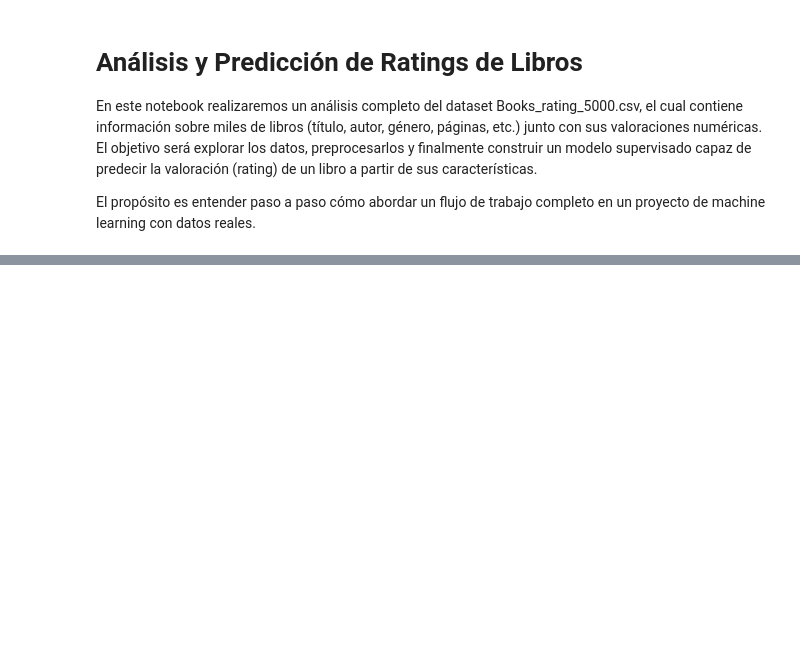
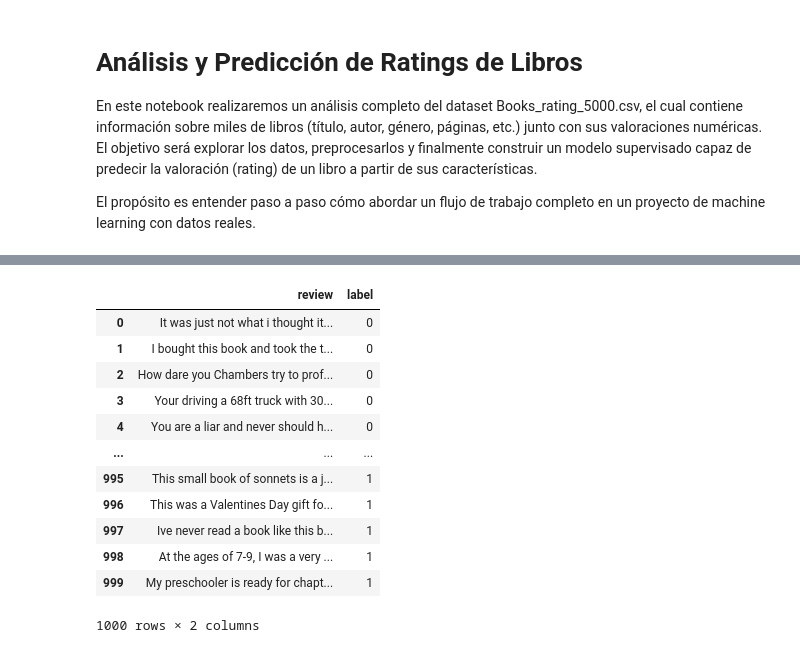
Before and after one commit to Akanenosketch/Bookflix-ABP, a Jupyter notebook: Notebook_Bookflix_Análisis_De_Sentimientos.ipynb, the cells around one changed output, grey strips where cells are left out. Saved outputs shown, nothing was run; the diff lists cells and outputs as text; code cells hidden in the pictures; blank space fills up the shorter version.

```diff
--- a/Notebook_Bookflix_Análisis_De_Sentimientos.ipynb
+++ b/Notebook_Bookflix_Análisis_De_Sentimientos.ipynb
@@ -182,0 +155,17 @@ print("Modelo guardado.")
+# %%
+testingData = pd.read_excel('testing_data.xlsx')
+testingData
+# %% [output]
+|  | review | label |
+| 0 | It was just not what i thought it... | 0 |
+| 1 | I bought this book and took the t... | 0 |
+| 2 | How dare you Chambers try to prof... | 0 |
+| 3 | Your driving a 68ft truck with 30... | 0 |
+| 4 | You are a liar and never should h... | 0 |
+| ... | ... | ... |
+| 995 | This small book of sonnets is a j... | 1 |
+| 996 | This was a Valentines Day gift fo... | 1 |
+| 997 | Ive never read a book like this b... | 1 |
+| 998 | At the ages of 7-9, I was a very ... | 1 |
+| 999 | My preschooler is ready for chapt... | 1 |
+1000 rows × 2 columns
```
Also changed, not shown: parts of 37 cells of this notebook.
